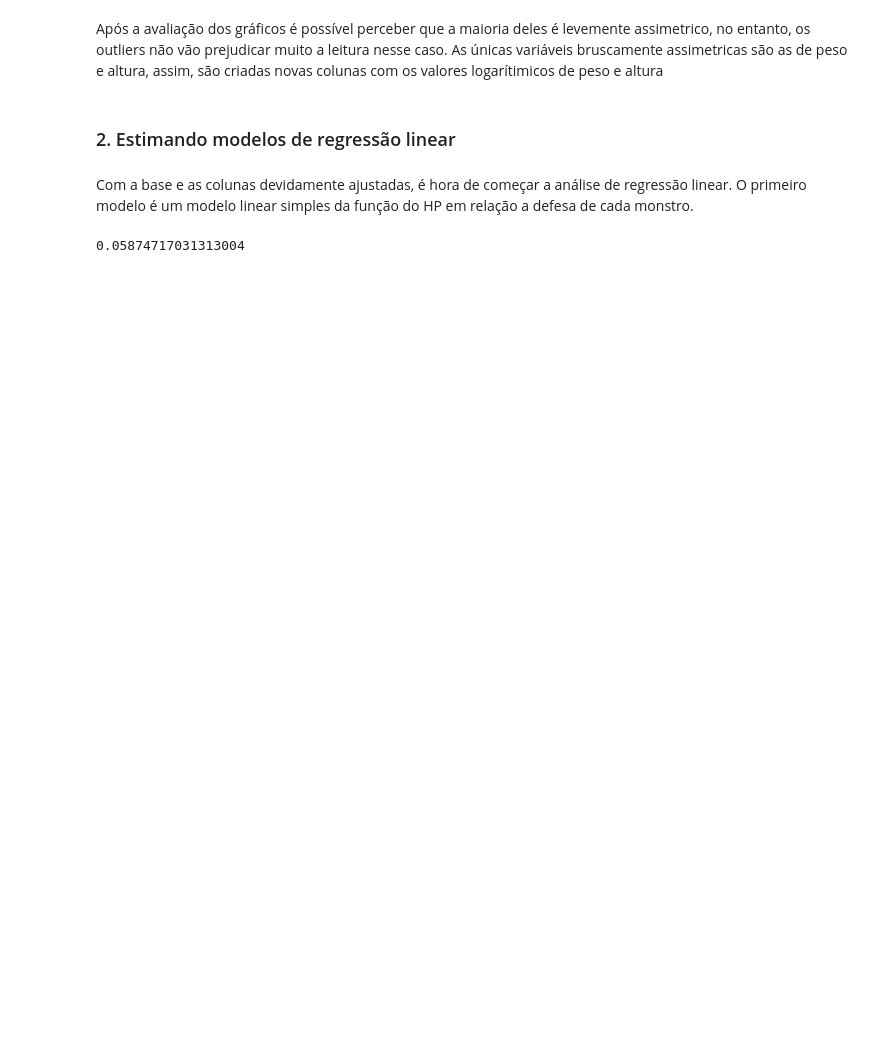
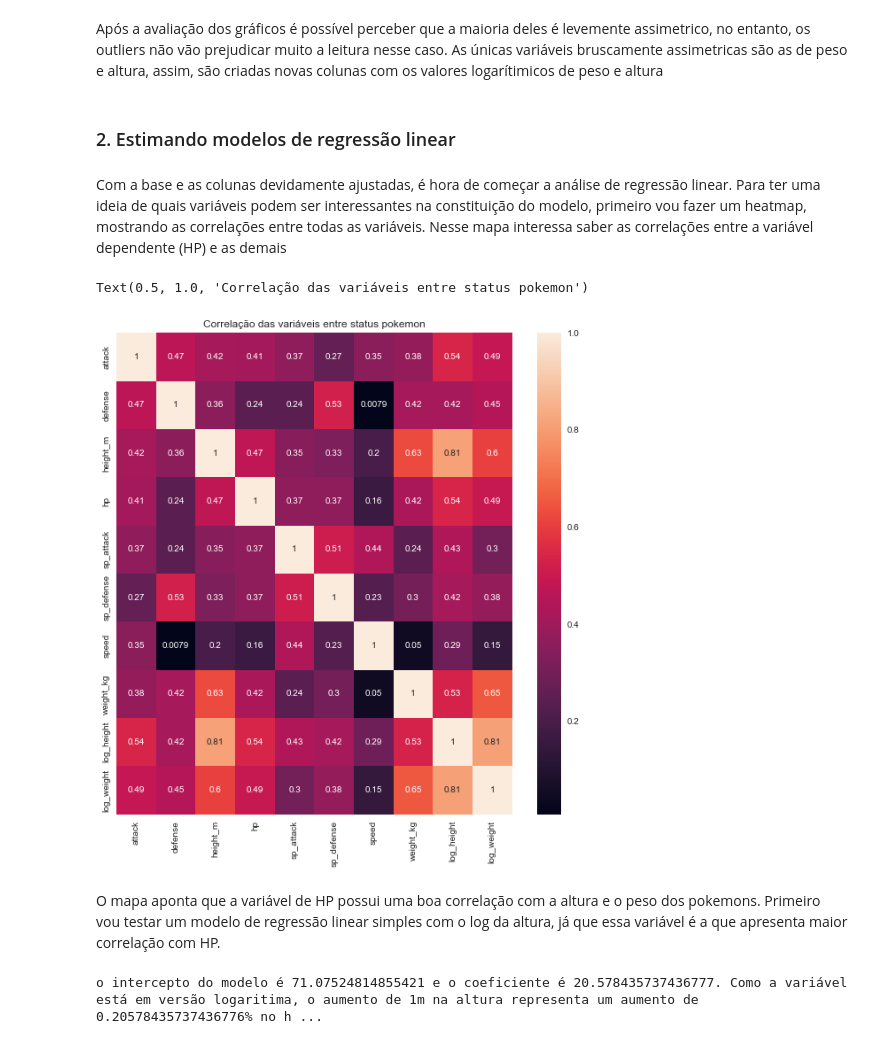
Before and after one commit to LissesCastro/WIP_Pokemon-Regression-Analysis, a Jupyter notebook: Pokemon_Linear_Regression_Sklearn.ipynb, the cells around one changed output. Saved outputs shown, nothing was run; the diff lists cells and outputs as text; code cells hidden in the pictures; blank space fills up the shorter version.

```diff
--- a/Pokemon_Linear_Regression_Sklearn.ipynb
+++ b/Pokemon_Linear_Regression_Sklearn.ipynb
@@ -138,10 +139,20 @@ data_pokemon['log_height'] = np.log(data_pokemon['height_m'])
 #Fiz essas duas últimas conversões e a distribuição não foi muito modificada, então as deixei de fora para facilitar a interpretação do modelo
 # %% [markdown]
 <h3>2.  Estimando modelos de regressão linear</h3>
-# %% [markdown]
-Com a base e as colunas devidamente ajustadas, é hora de começar a análise de regressão linear. O primeiro modelo é um modelo linear simples da função do HP em relação a defesa de cada monstro.
+# %% [markdown]
+Com a base e as colunas devidamente ajustadas, é hora de começar a análise de regressão linear. Para ter uma ideia de quais variáveis podem ser interessantes na constituição do modelo, primeiro vou fazer um heatmap, mostrando as correlações entre todas as variáveis. Nesse mapa interessa saber as correlações entre a variável dependente (HP) e as demais
+# %%
+data_valores = data_pokemon[['attack', 'defense', 'height_m', 'hp', 'sp_attack', 'sp_defense', 'speed', 'weight_kg', 'log_height', 'log_weight']]
+fig, ax = plt.subplots(figsize=(10,10))
+sns.heatmap(data_valores.corr(), annot=True)
+ax.set_title('Correlação das variáveis entre status pokemon')
+# %% [output]
+Text(0.5, 1.0, 'Correlação das variáveis entre status pokemon')
+[figure, added]
+# %% [markdown]
+O mapa aponta que a variável de HP possui uma boa correlação com a altura e o peso dos pokemons. Primeiro vou testar um modelo de regressão linear simples com o log da altura, já que essa variável é a que apresenta maior correlação com HP.
 # %%
-x1 = data_pokemon['defense'].values
+x1 = data_pokemon['log_height'].values
 y = data_pokemon['hp'].values
 
 x1 = x1.reshape(-1, 1)
@@ -150,8 +161,9 @@ y = y.reshape(-1, 1)
 regressao = LinearRegression()
 modelo = regressao.fit(x1, y)
 
-modelo.coef_
-modelo.intercept_
-regressao.score(x1, y)
+print('o intercepto do modelo é {} e o coeficiente é {}. Como a variável está em versão logaritima, o aumento de 1m na altura representa um aumento de {}% no hp do pokemon. Essa relação explica {}% variável dependente'.format(modelo.intercept_[0], modelo.coef_[0,0],((modelo.coef_[0,0])/100),((regressao.score(x1,y))*100)))
+#modelo.coef_
+#modelo.intercept_
+#regressao.score(x1, y)
 # %% [output]
-0.05874717031313004
+o intercepto do modelo é 71.07524814855421 e o coeficiente é 20.578435737436777. Como a variável está em versão logaritima, o aumento de 1m na altura representa um aumento de 0.20578435737436776% no h ...
```
Also changed, not shown: parts of 12 cells of this notebook.
